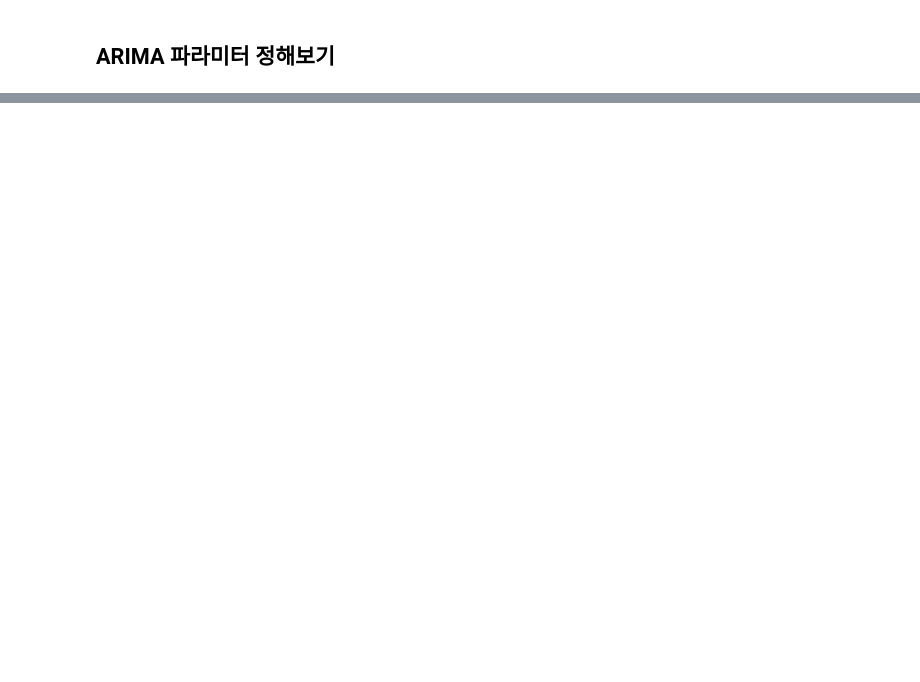
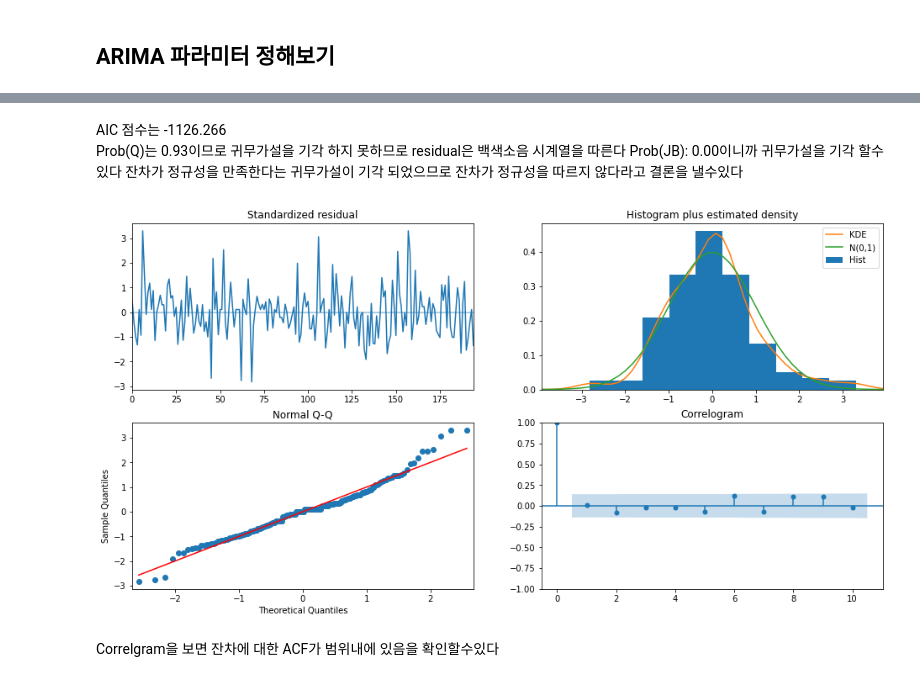
Before and after one commit to meang123/Aiffer_renew_Repository, a Jupyter notebook: AIffel_Exponantioal_node/ARIMA model/EXPO4_ARIMA.ipynb, the cells around one changed output, grey strips where cells are left out. Drawn from its saved outputs; the diff is of its cells as text; code cells hidden in the pictures; blank space fills up the shorter version.

```diff
--- a/AIffel_Exponantioal_node/ARIMA model/EXPO4_ARIMA.ipynb
+++ b/AIffel_Exponantioal_node/ARIMA model/EXPO4_ARIMA.ipynb
@@ -219,0 +212,7 @@ ARIMA (5, 1, 18) >> AIC -1099.9
+# %%
+# auto arima 적용 하기
+model_arima= auto_arima(y_train,trace=True,d=1,error_action='ignore', start_p=0,start_q=0,max_p=5,max_q=5,
+                        suppress_warnings=True,
+                        stepwise=False,seasonal=False)
+
+model_arima.fit(y_train)
@@ -219,0 +259,11 @@ ARIMA (5, 1, 18) >> AIC -1099.9
+# %% [markdown]
+AIC 점수는 -1126.266
+Prob(Q)는 0.93이므로 귀무가설을 기각 하지 못하므로 residual은 백색소음 시계열을 따른다
+Prob(JB): 0.00이니까 귀무가설을 기각 할수있다 잔차가 정규성을 만족한다는 귀무가설이 기각 되었으므로 잔차가 정규성을 따르지 않다라고 결론을 낼수있다
+# %%
+model_arima.plot_diagnostics(figsize=(16,8))
+plt.show()
+# %% [output]
+[figure, added]
+# %% [markdown]
+Correlgram을 보면 잔차에 대한 ACF가 범위내에 있음을 확인할수있다
```
Also changed, not shown: parts of 51 cells of this notebook, 1 other file.
